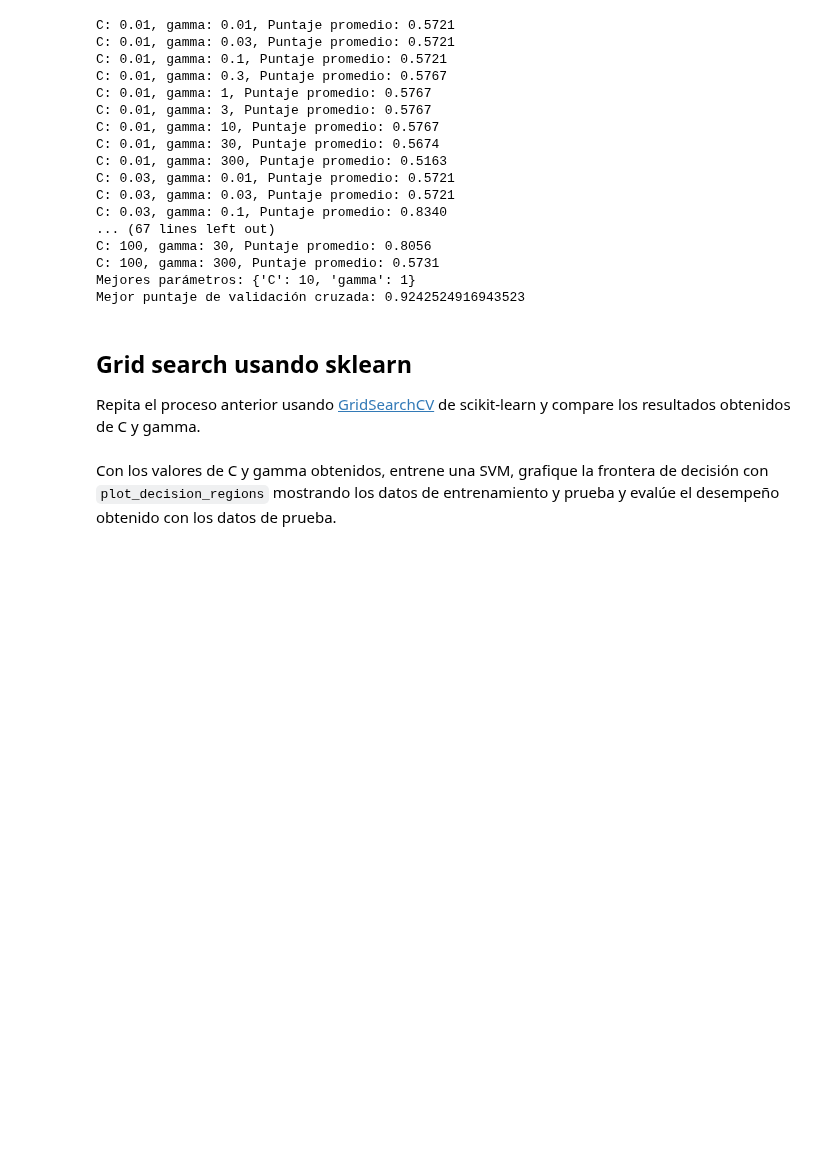
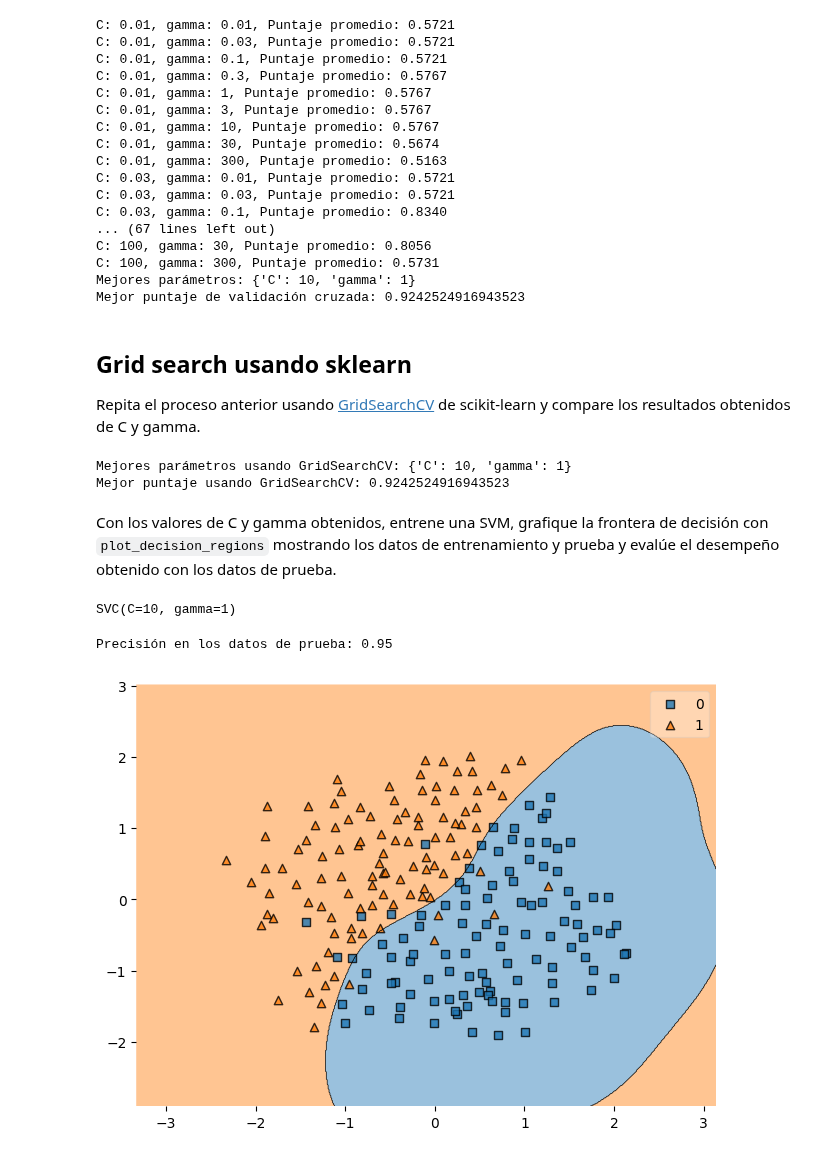
Before and after one commit to axelescalante0/Aprendizaje-Maquinal, a Jupyter notebook: main/SVM.ipynb, the cells around one changed output. Cells and saved outputs as stored; diff of their text form; code cells hidden in the pictures; blank space fills up the shorter version.

Commit message:
Algoritmo SVM: GridSearchCV usando sklearn en "Dataset N° 3". Aplicacion y graficacion (Grafico a revisar)

```diff
--- a/main/SVM.ipynb
+++ b/main/SVM.ipynb
@@ -264,11 +264,47 @@ Repita el proceso anterior usando [GridSearchCV](https://scikit-learn.org/stable
 from sklearn.model_selection import GridSearchCV
 
 #-----------------------------------------
+svm = SVC(kernel='rbf') #estimador
+parametros= {"C": valores_C, "gamma": valores_gamma} #parametros
+
+busqueda_grid = GridSearchCV(svm, parametros, scoring="accuracy")  #"cv=5" son las particiones para la validacion cruzada | de default usa =5
+
+#Entrenamos el modelo con las distintas combinaciones de hiperparámetros
+busqueda_grid.fit(X_3_std, y_3)
+
+#Sacamos el mejor parametro con el mejor puntaje
+mejores_parametros_grid = busqueda_grid.best_params_
+mejor_puntaje_grid = busqueda_grid.best_score_
+
+
+print("Mejores parámetros usando GridSearchCV:", mejores_parametros_grid)
+print("Mejor puntaje usando GridSearchCV:", mejor_puntaje_grid)
+# %% [output]
+Mejores parámetros usando GridSearchCV: {'C': 10, 'gamma': 1}
+Mejor puntaje usando GridSearchCV: 0.9242524916943523
 # %% [markdown]
 Con los valores de C y gamma obtenidos, entrene una SVM, grafique la frontera de decisión con `plot_decision_regions` mostrando los datos de entrenamiento y prueba y evalúe el desempeño obtenido con los datos de prueba.
 # %%
 #Entrenamiento
+from sklearn.metrics import accuracy_score
+
+#Entrenamos el modelo SVM con los mejores parametros
+mejor_svm = SVC(kernel='rbf', C=mejores_parametros_grid['C'], gamma=mejores_parametros_grid['gamma'])
+mejor_svm.fit(X_3_std, y_3)
+# %% [output]
+SVC(C=10, gamma=1)
 # %%
 #Evalúo desempeño
+y_pred = mejor_svm.predict(X_test_3_std)
+precision_test = accuracy_score(y_test_3, y_pred)
+
+print("Precisión en los datos de prueba:", precision_test)
+# %% [output]
+Precisión en los datos de prueba: 0.95
 # %%
 #Grafico la frontera de decisión, muestro los datos de entrenamiento y prueba
+plot_decision_regions(X_3_std, y_3, mejor_svm)
+plt.tight_layout()
+plt.show()
+# %% [output]
+[figure, added]
```
